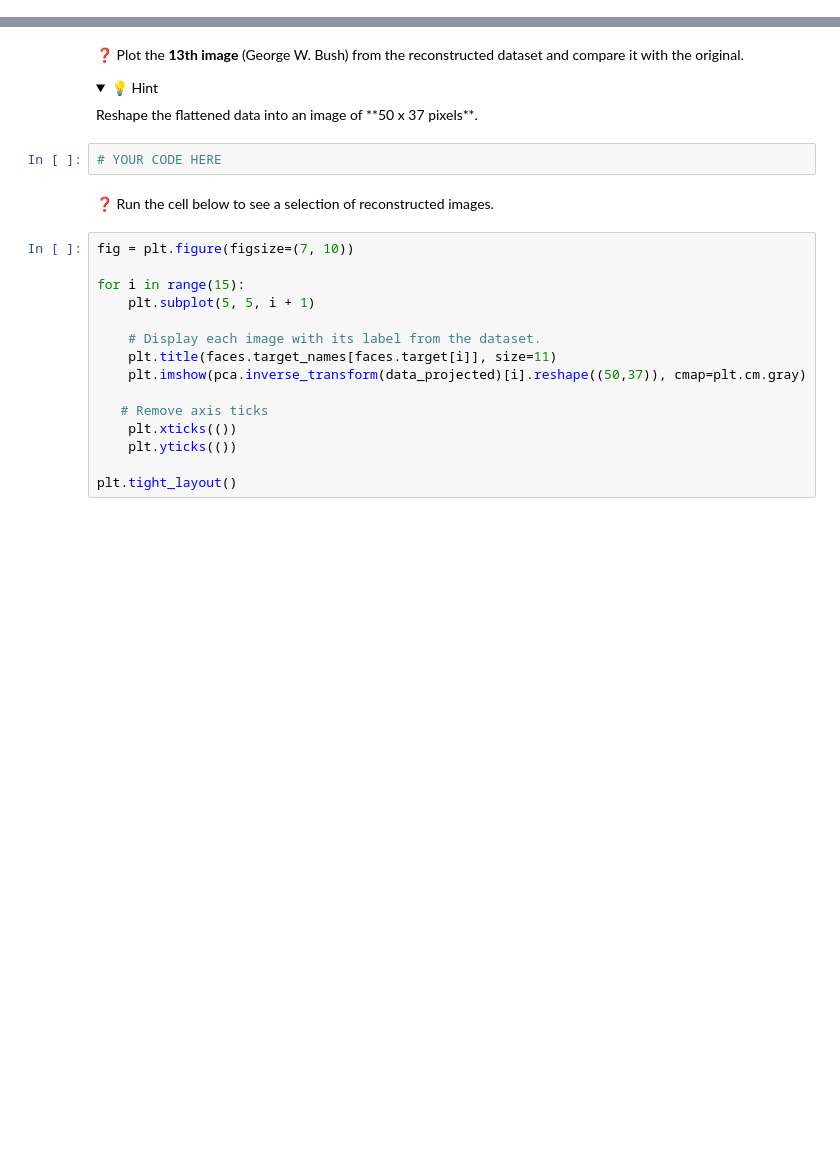
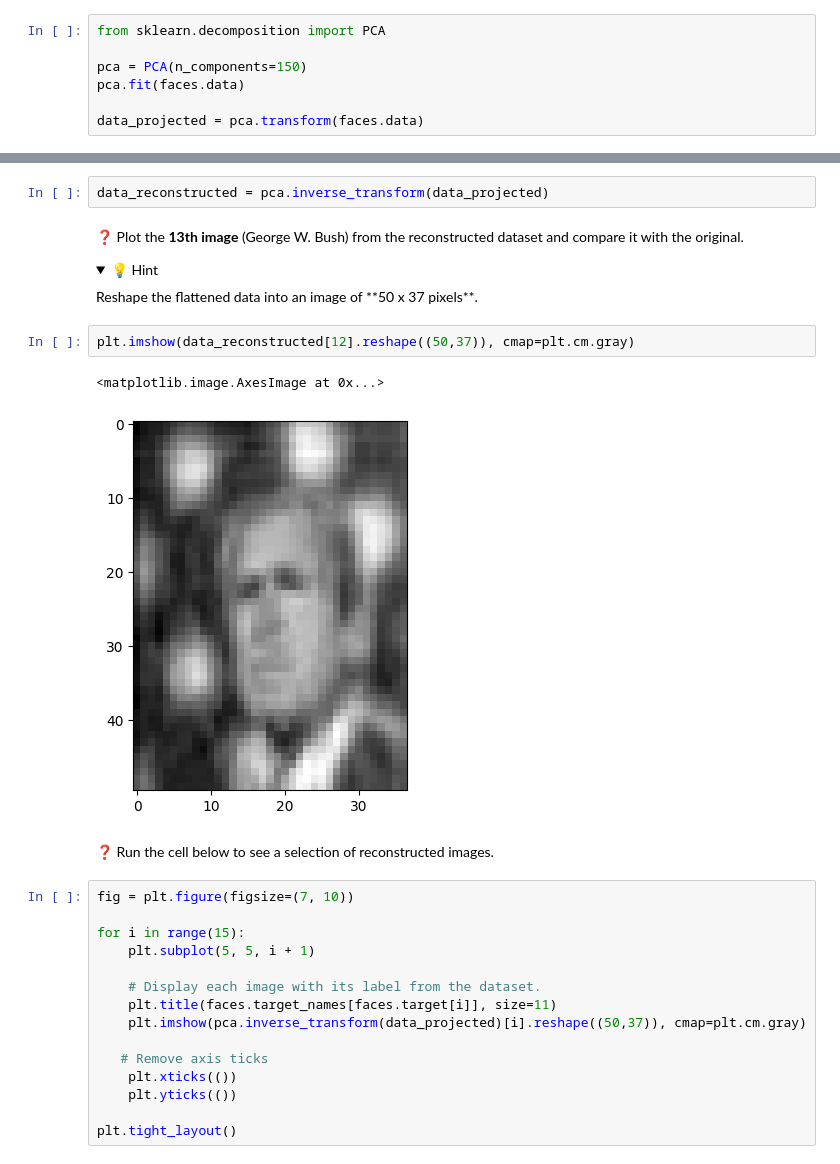
Before and after one commit to itsyeren/data-face-recoginition, a Jupyter notebook: face_recognition.ipynb, the cells around one changed output, grey strips where cells are left out. Drawn from its saved outputs; the diff is of its cells as text; folded sections open; blank space fills up the shorter version.

```diff
--- a/face_recognition.ipynb
+++ b/face_recognition.ipynb
@@ -102,3 +122,10 @@ $n_{features} << \sqrt{n_{observations}}$.
+# %%
+from sklearn.decomposition import PCA
+
+pca = PCA(n_components=150)
+pca.fit(faces.data)
+
+data_projected = pca.transform(faces.data)
 # %% [markdown]
 The images were projected onto only the first **150 principal components**.
 
@@ -127,3 +156,5 @@ To see how this works, let's reconstruct an image from its reduced representatio
+# %%
+data_reconstructed = pca.inverse_transform(data_projected)
 # %% [markdown]
 ❓ Plot the **13th image** (George W. Bush) from the reconstructed dataset and compare it with the original.
 
@@ -131,8 +162,11 @@ To see how this works, let's reconstruct an image from its reduced representatio
     <summary>💡 Hint</summary>
 Reshape the flattened data into an image of **50 x 37 pixels**.
 </details>
-# %%
-# YOUR CODE HERE
+# %%
+plt.imshow(data_reconstructed[12].reshape((50,37)), cmap=plt.cm.gray)
+# %% [output]
+<matplotlib.image.AxesImage at 0x...>
+[figure, added]
 # %% [markdown]
 ❓ Run the cell below to see a selection of reconstructed images.
 # %%
```
Also changed, not shown: parts of 10 cells of this notebook, 1 other file.
